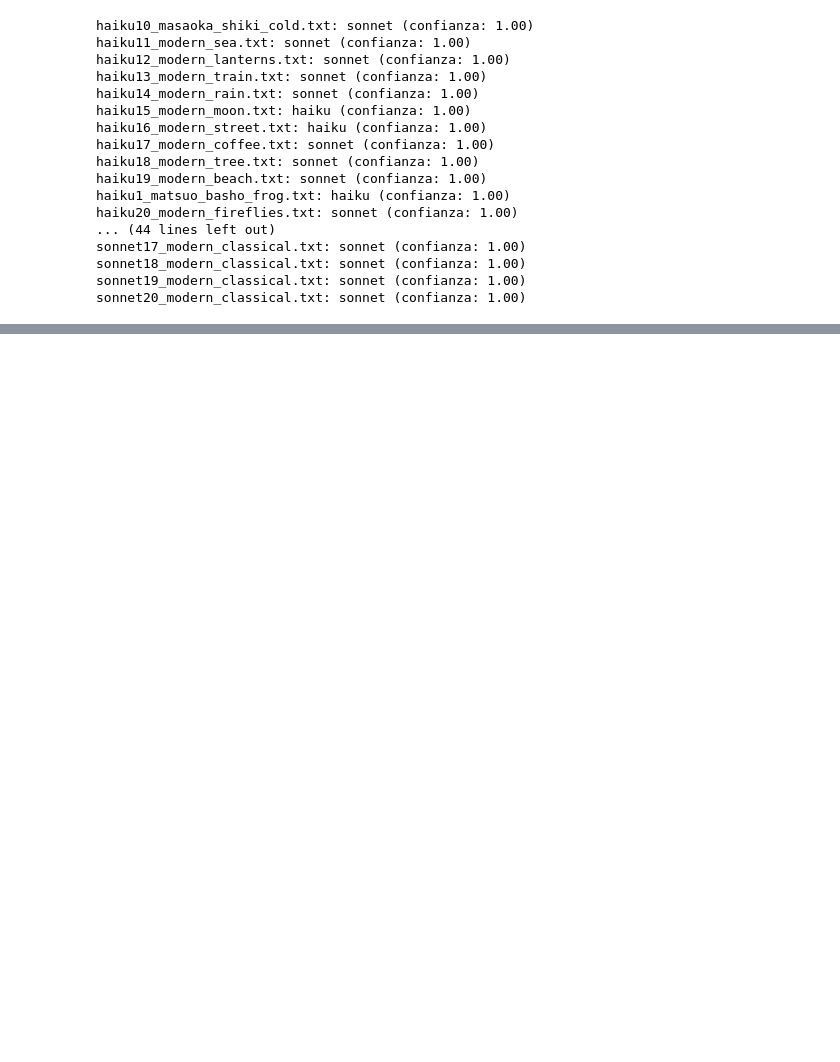
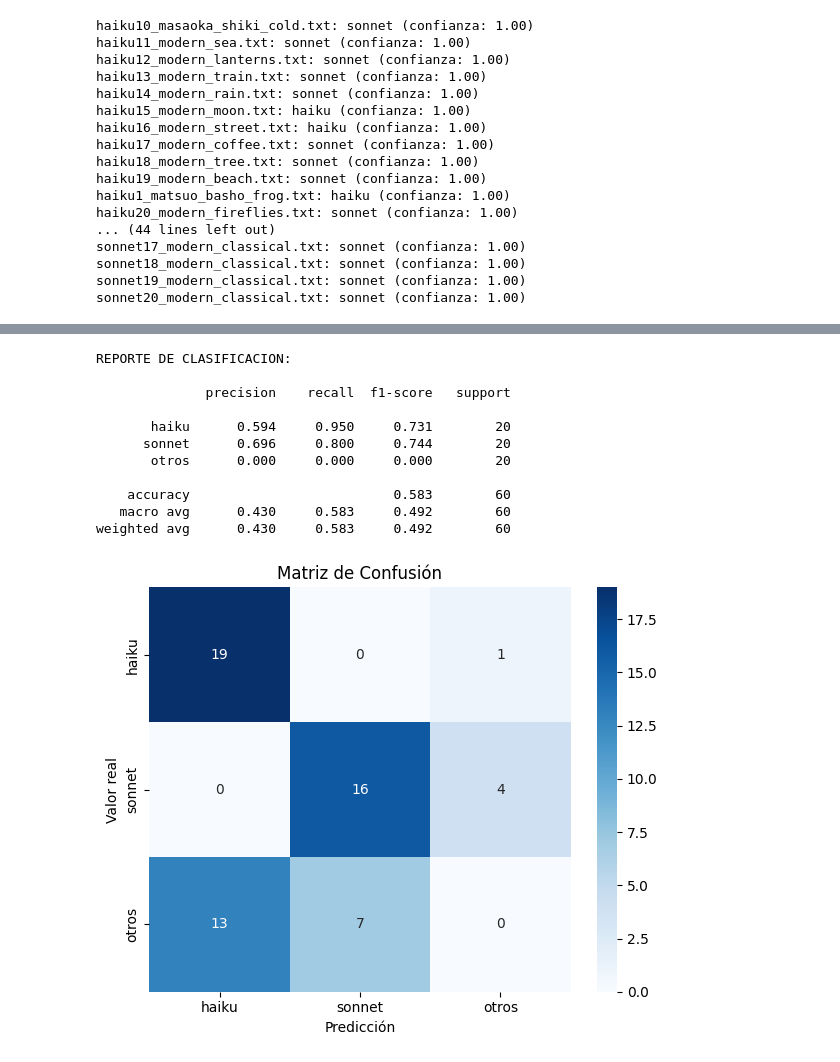
Before and after one commit to JuanAlfonso11/PracticafinalNPL, a Jupyter notebook: ProyectoFinal.ipynb, the cells around one changed output, grey strips where cells are left out. Cells and saved outputs as stored; diff of their text form; code cells hidden in the pictures; blank space fills up the shorter version.

```diff
--- a/ProyectoFinal.ipynb
+++ b/ProyectoFinal.ipynb
@@ -321,0 +517,80 @@ sonnet20_modern_classical.txt: sonnet (confianza: 1.00)
+# %%
+import os
+import torch
+import torch.nn.functional as F
+from transformers import BertTokenizer, BertForSequenceClassification
+from pathlib import Path
+from sklearn.metrics import classification_report, confusion_matrix
+import matplotlib.pyplot as plt
+import seaborn as sns
+
+# Configuración
+model_path = "./modelo_balanceado4"
+carpeta_poemas = "./Poemasvar"
+labels = ["haiku", "sonnet", "otros"]
+umbral_confianza = 0.60
+
+# Cargar modelo y tokenizer
+tokenizer = BertTokenizer.from_pretrained("bert-base-uncased")
+model = BertForSequenceClassification.from_pretrained(model_path)
+model.eval()
+device = torch.device("cuda" if torch.cuda.is_available() else "cpu")
+model.to(device)
+
+# Listas para almacenar resultados
+true_labels = []
+pred_labels = []
+
+# Recorrer archivos
+for archivo in Path(carpeta_poemas).glob("*.txt"):
+    nombre = archivo.name.lower()
+    if "haiku" in nombre:
+        true_label = "haiku"
+    elif "sonnet" in nombre:
+        true_label = "sonnet"
+    else:
+        true_label = "otros"
+
+    with open(archivo, "r", encoding="utf-8") as f:
+        texto = f.read().strip()
+
+    inputs = tokenizer(texto, return_tensors="pt", truncation=True, padding="max_length", max_length=128)
+    inputs = {k: v.to(device) for k, v in inputs.items()}
+
+    with torch.no_grad():
+        outputs = model(**inputs)
+        logits = outputs.logits
+        probs = F.softmax(logits, dim=-1)
+        confidence, pred_id = torch.max(probs, dim=1)
+
+    pred_label = labels[pred_id.item()]
+    pred_labels.append(pred_label)
+    true_labels.append(true_label)
+
+# Mostrar reporte
+print("\nREPORTE DE CLASIFICACION:\n")
+print(classification_report(true_labels, pred_labels, labels=labels, digits=3))
+
+# Matriz de confusión
+cm = confusion_matrix(true_labels, pred_labels, labels=labels)
+
+plt.figure(figsize=(6, 5))
+sns.heatmap(cm, annot=True, fmt="d", cmap="Blues", xticklabels=labels, yticklabels=labels)
+plt.xlabel("Predicción")
+plt.ylabel("Valor real")
+plt.title("Matriz de Confusión")
+plt.tight_layout()
+plt.show()
+# %% [output]
+REPORTE DE CLASIFICACION:
+
+              precision    recall  f1-score   support
+
+       haiku      0.594     0.950     0.731        20
+      sonnet      0.696     0.800     0.744        20
+       otros      0.000     0.000     0.000        20
+
+    accuracy                          0.583        60
+   macro avg      0.430     0.583     0.492        60
+weighted avg      0.430     0.583     0.492        60
+[figure, added]
```
Also changed, not shown: parts of 15 cells of this notebook.
